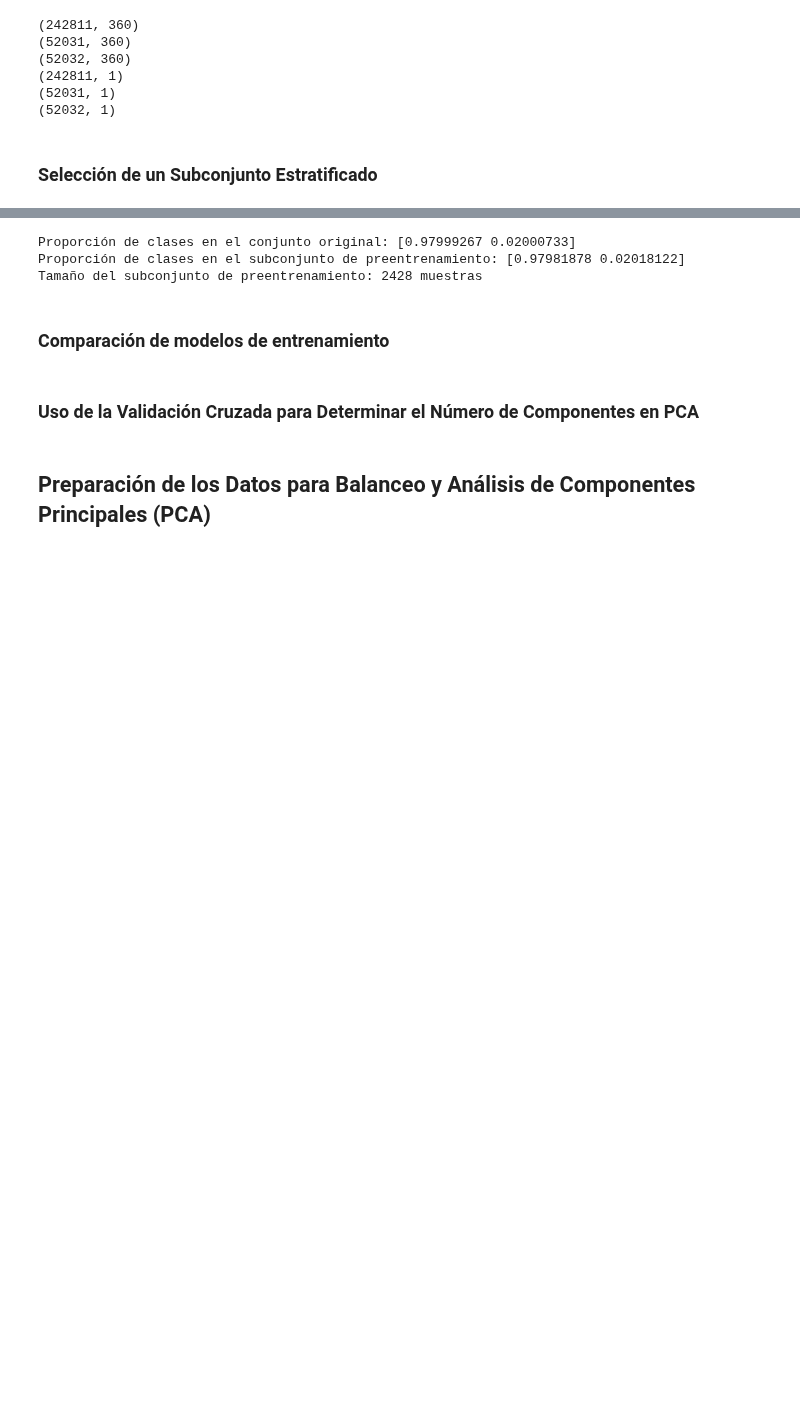
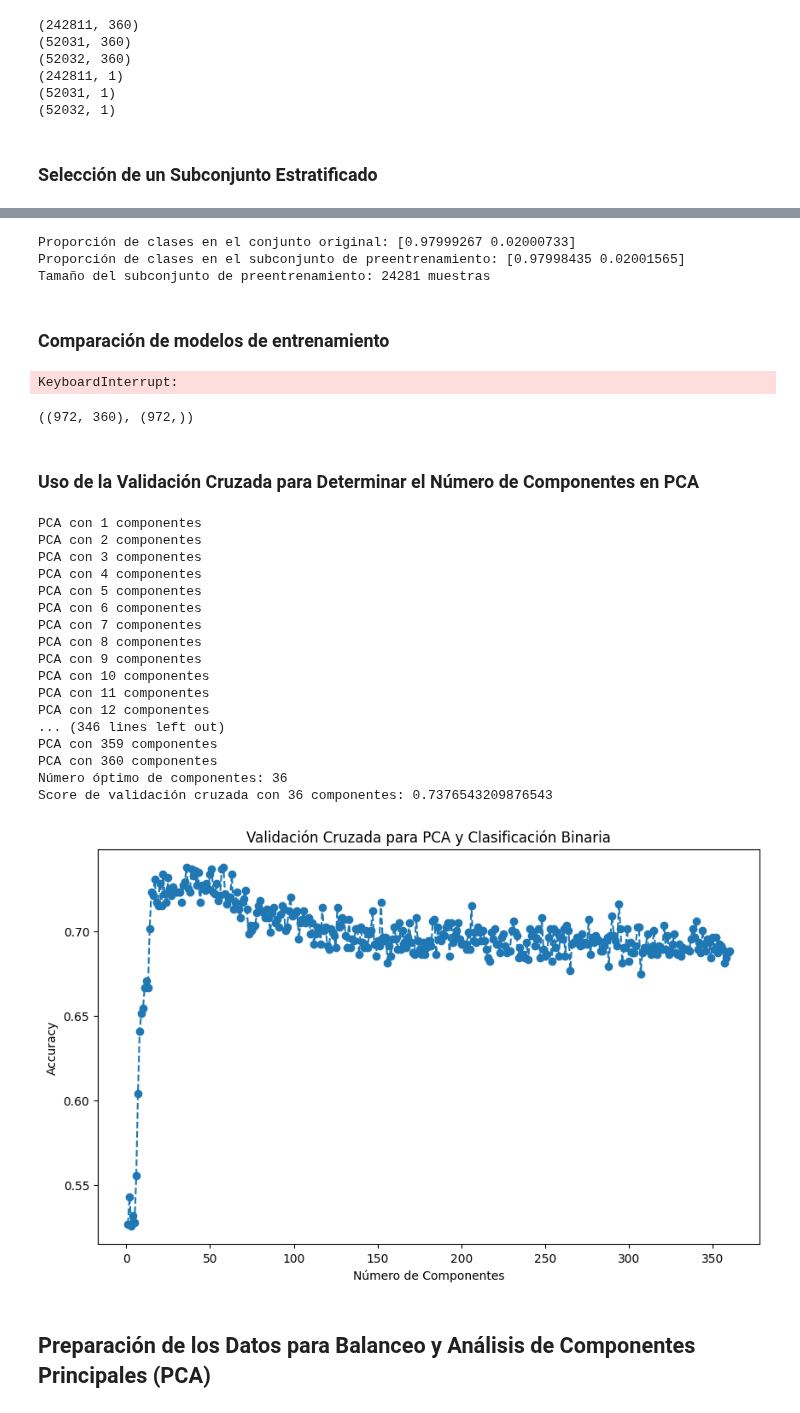
Before and after one commit to JRamos84/deteccion_fraude, a Jupyter notebook: notebooks/04_modeling.ipynb, the cells around one changed output, grey strips where cells are left out. Cells and saved outputs as stored; diff of their text form; code cells hidden in the pictures; blank space fills up the shorter version.

```diff
--- a/notebooks/04_modeling.ipynb
+++ b/notebooks/04_modeling.ipynb
@@ -169,6 +168,6 @@ print(y_test_final.shape)
 # %%
 # Definir la fracción del conjunto de datos para preentrenamiento
-fraction = 0.01
+fraction = 0.1
 y = np.ravel(y_train_final)
 
 # Dividir el conjunto de datos para obtener el subconjunto estratificado
@@ -180,8 +179,8 @@ print("Proporción de clases en el subconjunto de preentrenamiento:", np.bincoun
 print(f"Tamaño del subconjunto de preentrenamiento: {len(y_pretrain)} muestras")
 # %% [output]
 Proporción de clases en el conjunto original: [0.97999267 0.02000733]
-Proporción de clases en el subconjunto de preentrenamiento: [0.97981878 0.02018122]
-Tamaño del subconjunto de preentrenamiento: 2428 muestras
+Proporción de clases en el subconjunto de preentrenamiento: [0.97998435 0.02001565]
+Tamaño del subconjunto de preentrenamiento: 24281 muestras
 # %% [markdown]
 ### Comparación de modelos de entrenamiento
 # %%
@@ -206,12 +205,23 @@ for name, model in models.items():
     print(f"{name}:")
     print(f"  Accuracy: {accuracy_scores.mean():.4f} ± {accuracy_scores.std():.4f}")
     print(f"  ROC AUC: {roc_auc_scores.mean():.4f} ± {roc_auc_scores.std():.4f}")
+# %% [output]
+KeyboardInterrupt:
+# %%
+## Balanceo sin PCA
+undersampler = RandomUnderSampler(random_state=42)
+X_pretrain, y_pretrain = undersampler.fit_resample(X_pretrain, y_pretrain)
+# Mostrar la distribución de clases después del submuestreo
+X_pretrain.shape,y_pretrain.shape
+# %% [output]
+((972, 360), (972,))
 # %% [markdown]
 ### Uso de la Validación Cruzada para Determinar el Número de Componentes en PCA
 # %%
 
 # Número máximo de componentes principales (puede ser el número de características)
-max_components = X_train_final.shape[1]
+max_components = X_pretrain.shape[1]
+#max_components = 40
 
 # Inicializar la validación cruzada estratificada
 cv = StratifiedKFold(n_splits=3, shuffle=True, random_state=42)
@@ -221,33 +231,54 @@ classifier = RandomForestClassifier(random_state=42)
 
 # Array para almacenar los scores de validación cruzada
 cv_scores = []
 
 # Realizar PCA y validación cruzada para diferentes números de componentes
 for n_components in range(1, max_components + 1):
     # Aplicar PCA
+    print(f'PCA con {n_components} componentes')
     pca = PCA(n_components=n_components)
     X_pca = pca.fit_transform(X_pretrain)
 
     # Evaluar el modelo con validación cruzada
     scores = cross_val_score(classifier, X_pca, np.ravel(y_pretrain), cv=cv, scoring='accuracy')
 
     # Guardar el promedio de los scores
     cv_scores.append(scores.mean())
+    print(f'Accuracy promedio: {scores.mean():.4f} ± {scores.std():.4f}')
 
 # Determinar el número óptimo de componentes
 optimal_components = np.argmax(cv_scores) + 1
 print(f'Número óptimo de componentes: {optimal_components}')
 print(f'Score de validación cruzada con {optimal_components} componentes: {cv_scores[optimal_components - 1]}')
 
 # Graficar los scores de validación cruzada
 import matplotlib.pyplot as plt
 
 plt.figure(figsize=(10, 6))
 plt.plot(range(1, max_components + 1), cv_scores, marker='o', linestyle='--')
 plt.xlabel('Número de Componentes')
 plt.ylabel('Accuracy')
 plt.title('Validación Cruzada para PCA y Clasificación Binaria')
 plt.show()
+# %% [output]
+PCA con 1 componentes
+PCA con 2 componentes
+PCA con 3 componentes
+PCA con 4 componentes
+PCA con 5 componentes
+PCA con 6 componentes
+PCA con 7 componentes
+PCA con 8 componentes
+PCA con 9 componentes
+PCA con 10 componentes
+PCA con 11 componentes
+PCA con 12 componentes
+... (346 lines left out)
+PCA con 359 componentes
+PCA con 360 componentes
+Número óptimo de componentes: 36
+Score de validación cruzada con 36 componentes: 0.7376543209876543
+[figure, added]
 # %% [markdown]
 ## Preparación de los Datos para Balanceo y Análisis de Componentes Principales (PCA)
 # %%
```
Also changed, not shown: parts of 10 cells of this notebook.
